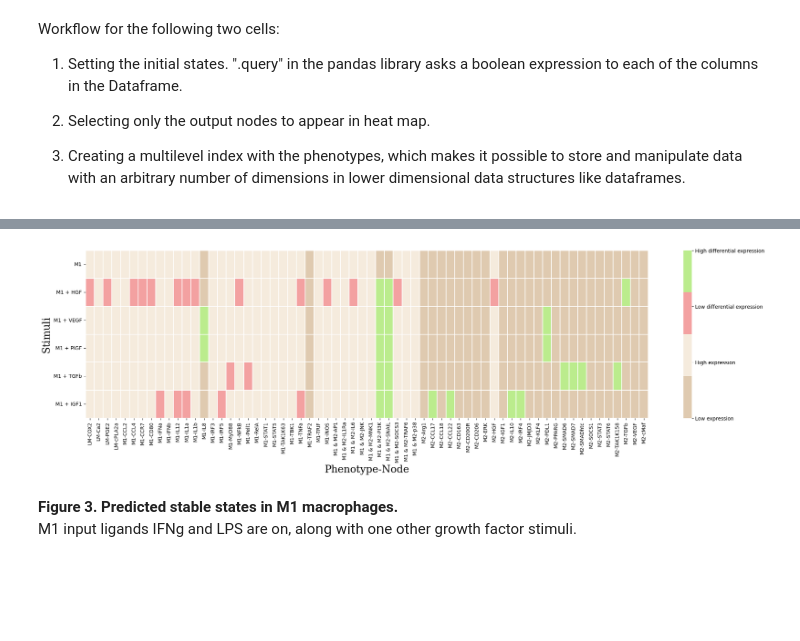
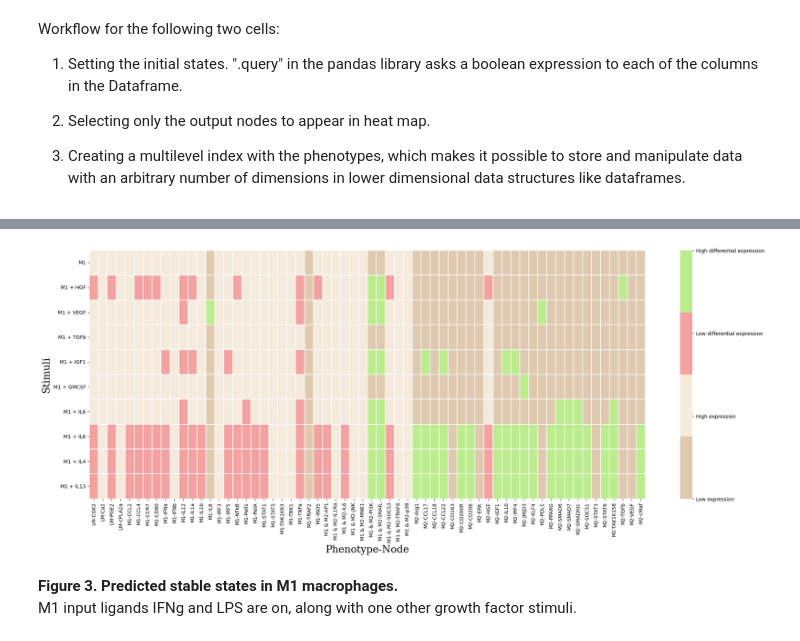
Before and after one commit to Karinaovedal/Master-thesis, a Jupyter notebook: MacPol 2.0.ipynb, the cells around one changed output, grey strips where cells are left out. Drawn from its saved outputs; the diff is of its cells as text; code cells hidden in the pictures; blank space fills up the shorter version.

```diff
--- a/MacPol 2.0.ipynb
+++ b/MacPol 2.0.ipynb
@@ -365,10 +391,6 @@ M1_VEGF = fix_df.query(inpM1_VEGF)
 M1_VEGF = M1_VEGF[markers]
 M1_VEGF.columns = pd.MultiIndex.from_arrays(phen_arrays, names= ['Phenotype', 'Node'])
 
-M1_PlGF = fix_df.query(inpM1_PlGF)
-M1_PlGF = M1_PlGF[markers]
-M1_PlGF.columns = pd.MultiIndex.from_arrays(phen_arrays, names= ['Phenotype', 'Node'])
-
 M1_TGFb = fix_df.query(inpM1_TGFb)
 M1_TGFb = M1_TGFb[markers]
 M1_TGFb.columns = pd.MultiIndex.from_arrays(phen_arrays, names= ['Phenotype', 'Node'])
@@ -377,45 +399,62 @@ M1_IGF1 = fix_df.query(inpM1_IGF1)
 M1_IGF1 = M1_IGF1[markers]
 M1_IGF1.columns = pd.MultiIndex.from_arrays(phen_arrays, names= ['Phenotype', 'Node'])
 
-frames = [M1_ON, M1_HGF, M1_VEGF, M1_PlGF, M1_TGFb, M1_IGF1]
+M1_GMCSF = fix_df.query(inpM1_GMCSF)
+M1_GMCSF = M1_GMCSF[markers]
+M1_GMCSF.columns = pd.MultiIndex.from_arrays(phen_arrays, names= ['Phenotype', 'Node'])
+
+M1_IL6 = fix_df.query(inpM1_IL6)
+M1_IL6 = M1_IL6[markers]
+M1_IL6.columns = pd.MultiIndex.from_arrays(phen_arrays, names= ['Phenotype', 'Node'])
+
+M1_IL4 = fix_df.query(inpM1_IL4)
+M1_IL4 = M1_IL4[markers]
+M1_IL4.columns = pd.MultiIndex.from_arrays(phen_arrays, names= ['Phenotype', 'Node'])
+
+M1_IL13 = fix_df.query(inpM1_IL13)
+M1_IL13 = M1_IL13[markers]
+M1_IL13.columns = pd.MultiIndex.from_arrays(phen_arrays, names= ['Phenotype', 'Node'])
+
+
+frames = [M1_ON, M1_HGF, M1_VEGF, M1_TGFb, M1_IGF1, M1_GMCSF, M1_IL6, M1_IL4, M1_IL13]
 
 # Concatenating all the filtered dataframes into one large dataframe
-results = pd.concat(frames, keys=["M1", "M1 + HGF", "M1 + VEGF", "M1 + PlGF", "M1 + TGFb", "M1 + IGF1"])
+results = pd.concat(frames, keys=["M1", "M1 + HGF", "M1 + VEGF", "M1 + TGFb", "M1 + IGF1", "M1 + GMCSF", "M1 + IL6", "M1 + IL4", "M1 + IL13"])
 
 # Resetting the index to move the stimuli names to columns
 results.reset_index(inplace=True)
 
 # Lexsorting the MultiIndex
 results = results.sort_index(axis=1)
 
-fig, ax = plt.subplots(figsize=(25, 6))
+fig, ax = plt.subplots(figsize=(25, 9))
 
 # Filter the DataFrame to keep only the columns representing the data for the heatmap
 M1data = results.drop(['level_0', 'level_1'], axis=1)
 
 # Coloring nodes where M1 matches the equivalent node in another row.
 M1data = format_diff_expression(M1data)
 
 
 M1map = sns.heatmap(M1data, cmap = cmap, square = False,
                     linewidth=0.1, cbar_kws={"shrink": 1})
 
 # Manually specifying discrete legend labelling
 colorbar = ax.collections[0].colorbar
 colorbar.set_ticks([0, 1, 2, 3])
 colorbar.set_ticklabels(['Low expression', 'High expression', 'Low differential expression',
                          'High differential expression'])
 
 
 # Setting y-axis labels using the 'level_0' column which contains the stimuli names
 M1map.set_yticklabels(results['level_0'].values, rotation=0)
 
 M1map.set_ylabel("Stimuli", fontsize=20, font="Serif" )
 M1map.set_xlabel("Phenotype-Node", fontsize=20, font="Serif")
 
 plt.show()
 # %% [output]
-[figure, old version]
+[figure, new version]
 # %% [markdown]
 **Figure 3. Predicted stable states in M1 macrophages.**
 <br>M1 input ligands IFNg and LPS are on, along with one other growth factor stimuli.
```
Also changed, not shown: parts of 20 cells of this notebook, 3 other files.
